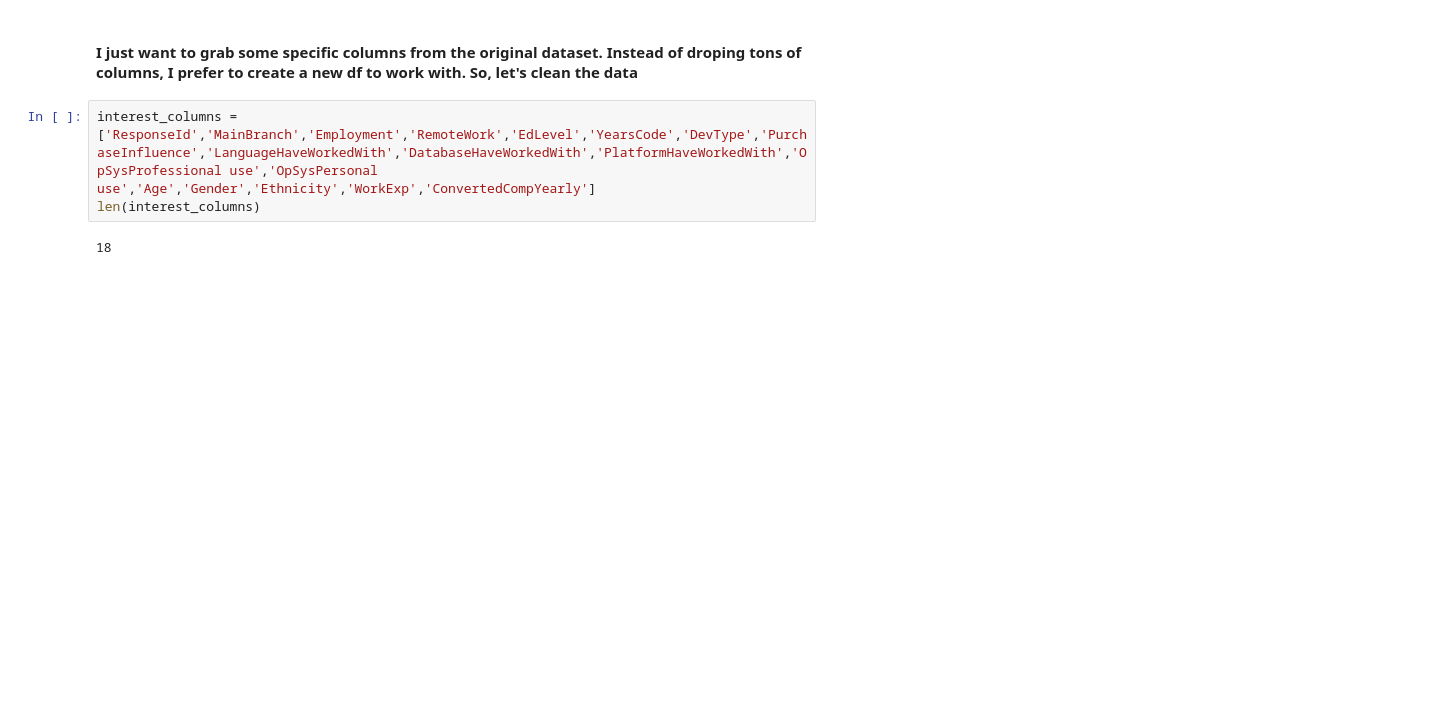
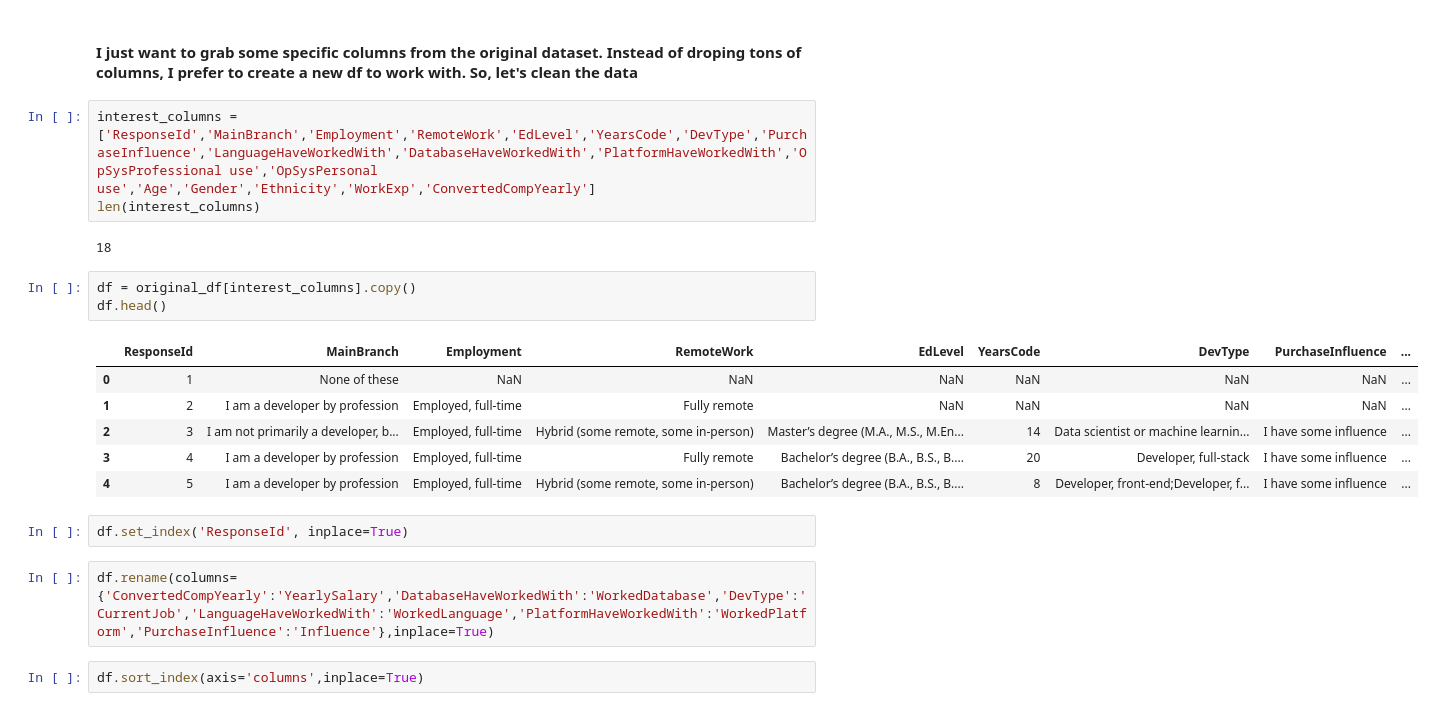
Before and after one commit to Daniboycg/stack_overflow_survey_project, a Jupyter notebook: Stack_overflow_survey_Insights.ipynb, the cells around one changed output. Drawn from its saved outputs; the diff is of its cells as text; blank space fills up the shorter version.

```diff
--- a/Stack_overflow_survey_Insights.ipynb
+++ b/Stack_overflow_survey_Insights.ipynb
@@ -25,3 +25,19 @@ interest_columns = ['ResponseId','MainBranch','Employment','RemoteWork','EdLevel
 len(interest_columns)
 # %% [output]
 18
+# %%
+df = original_df[interest_columns].copy()
+df.head()
+# %% [output]
+|  | ResponseId | MainBranch | Employment | RemoteWork | EdLevel | YearsCode | DevType | PurchaseInfluence | ... |
+| 0 | 1 | None of these | NaN | NaN | NaN | NaN | NaN | NaN | ... |
+| 1 | 2 | I am a developer by profession | Employed, full-time | Fully remote | NaN | NaN | NaN | NaN | ... |
+| 2 | 3 | I am not primarily a developer, b... | Employed, full-time | Hybrid (some remote, some in-person) | Master’s degree (M.A., M.S., M.En... | 14 | Data scientist or machine learnin... | I have some influence | ... |
+| 3 | 4 | I am a developer by profession | Employed, full-time | Fully remote | Bachelor’s degree (B.A., B.S., B.... | 20 | Developer, full-stack | I have some influence | ... |
+| 4 | 5 | I am a developer by profession | Employed, full-time | Hybrid (some remote, some in-person) | Bachelor’s degree (B.A., B.S., B.... | 8 | Developer, front-end;Developer, f... | I have some influence | ... |
+# %%
+df.set_index('ResponseId', inplace=True)
+# %%
+df.rename(columns={'ConvertedCompYearly':'YearlySalary','DatabaseHaveWorkedWith':'WorkedDatabase','DevType':'CurrentJob','LanguageHaveWorkedWith':'WorkedLanguage','PlatformHaveWorkedWith':'WorkedPlatform','PurchaseInfluence':'Influence'},inplace=True)
+# %%
+df.sort_index(axis='columns',inplace=True)
```
Also changed, not shown: parts of 1 cell of this notebook.
